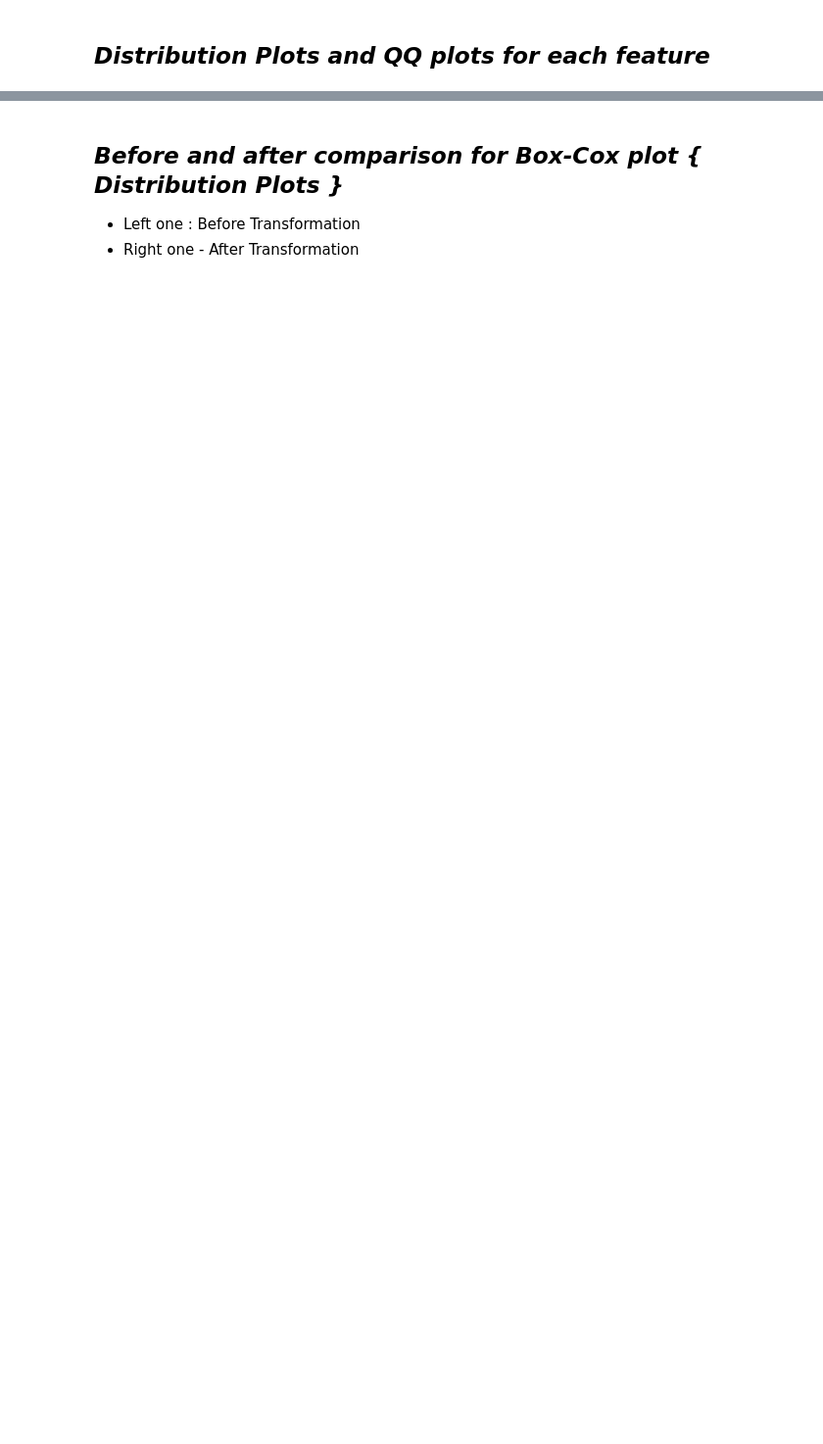
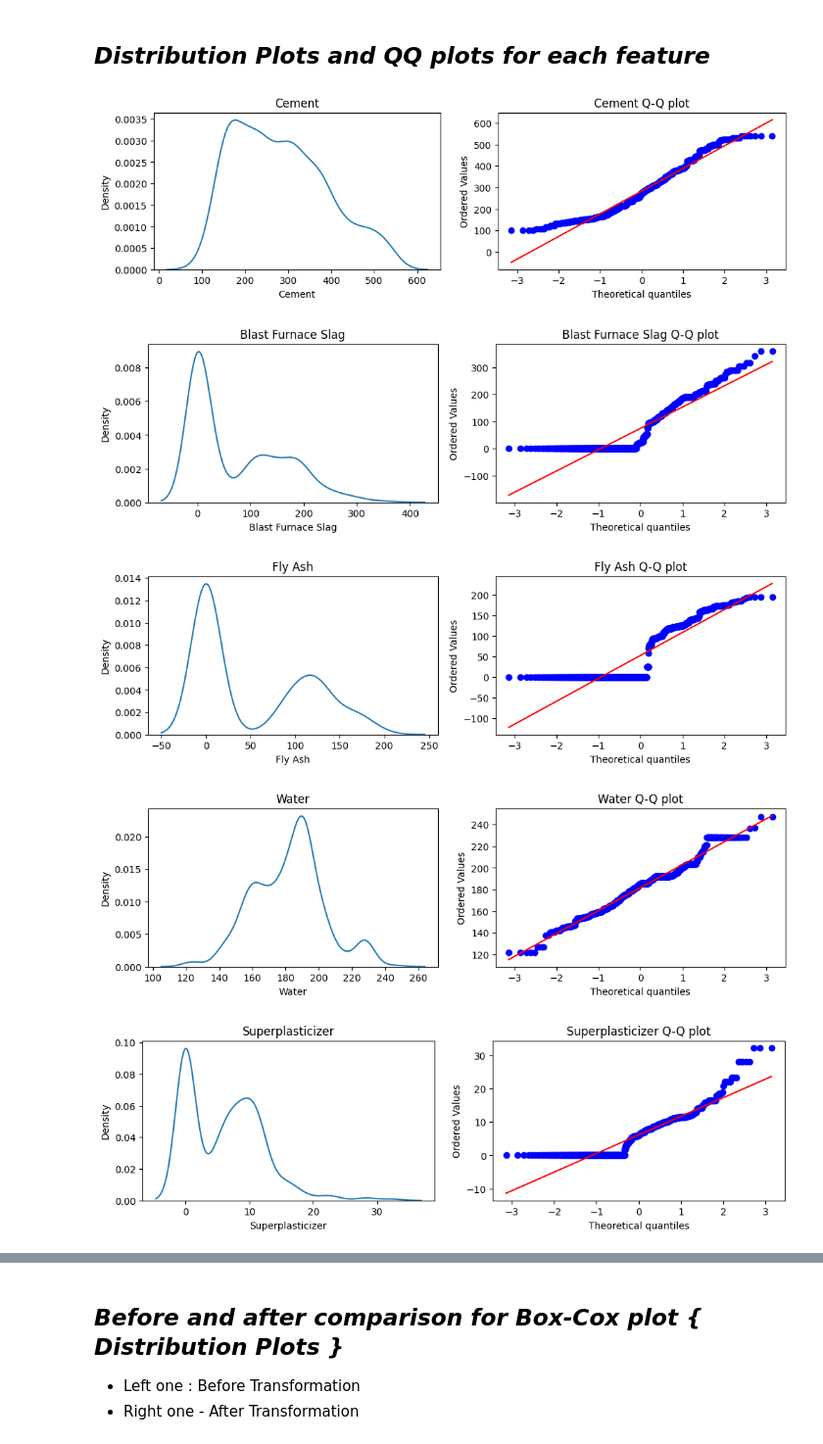
Before and after one commit to Reserted/Project-Notebooks, a Jupyter notebook: power-transformers.ipynb, the cells around one changed output, grey strips where cells are left out. Shown at 98% size. Cells and saved outputs as stored; diff of their text form; code cells hidden in the pictures; blank space fills up the shorter version.

```diff
--- a/power-transformers.ipynb
+++ b/power-transformers.ipynb
@@ -31,6 +31,6 @@ from sklearn.linear_model import LinearRegression
 from sklearn.metrics import r2_score
 from sklearn.preprocessing import PowerTransformer
 # %%
-df = pd.read_csv('../input/regression-with-neural-networking/concrete_data.csv')
+df = pd.read_csv('concrete_data.csv')
 # %%
 df.head(4)
@@ -45,6 +91,6 @@ df.isnull().sum()
 # %%
 X = df.drop(columns=['Strength'])
-y = df.iloc[:,-1]
+y = df['Strength']
 # %%
 X_train,X_test ,y_train,y_test = train_test_split(X,y,test_size=0.2 ,random_state=42)
 # %%
@@ -68,11 +118,17 @@ X_test_scaled = pd.DataFrame(scalar.transform(X_test),columns=X_test.columns)
 ## ***Distribution Plots and QQ plots for each feature***
 # %%
 for col in X_train_scaled.columns:
-    fig, axes = plt.subplots(1,2, figsize = (14,4))
+    fig, axes = plt.subplots(1,2, figsize = (12,3))
     sns.kdeplot(X_train[col] , ax  = axes[0])
     axes[0].set_title(col)
 
     stats.probplot(X_train[col] , dist ='norm' , plot =plt)
-    plt.title(col)
+    plt.title(col+' Q-Q plot')
 
     plt.show()
+# %% [output]
+[figure, added]
+[figure, added]
+[figure, added]
+[figure, added]
+[figure, added]
```
Also changed, not shown: parts of 21 cells of this notebook.
